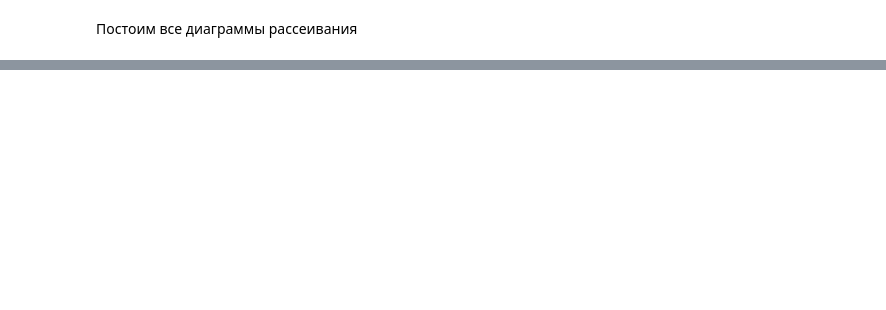
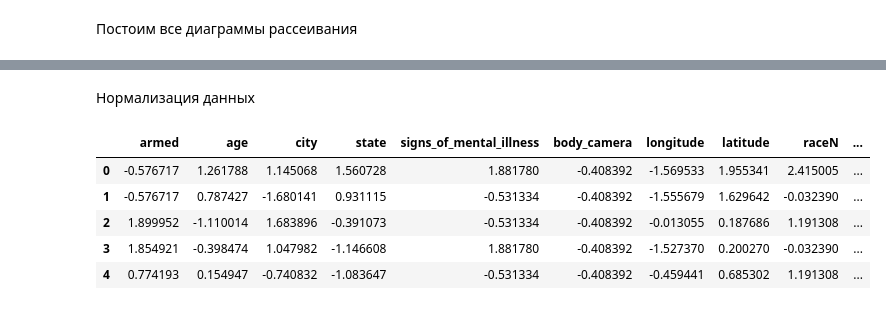
Before and after one commit to AiLoveX/M_learning2023, a Jupyter notebook: 👮‍♂️US_Police_Shootings_from_2015_Sep_2022.ipynb, the cells around one changed output, grey strips where cells are left out. Drawn from its saved outputs; the diff is of its cells as text; code cells hidden in the pictures; blank space fills up the shorter version.

```diff
--- a/👮‍♂️US_Police_Shootings_from_2015_Sep_2022.ipynb
+++ b/👮‍♂️US_Police_Shootings_from_2015_Sep_2022.ipynb
@@ -569,0 +609,13 @@ pass
+# %% [markdown]
+Нормализация данных
+# %%
+normalized = x - x.mean(axis=0)
+normalized = normalized / x.std(axis=0)
+normalized.head(5)
+# %% [output]
+|  | armed | age | city | state | signs_of_mental_illness | body_camera | longitude | latitude | raceN | ... |
+| 0 | -0.576717 | 1.261788 | 1.145068 | 1.560728 | 1.881780 | -0.408392 | -1.569533 | 1.955341 | 2.415005 | ... |
+| 1 | -0.576717 | 0.787427 | -1.680141 | 0.931115 | -0.531334 | -0.408392 | -1.555679 | 1.629642 | -0.032390 | ... |
+| 2 | 1.899952 | -1.110014 | 1.683896 | -0.391073 | -0.531334 | -0.408392 | -0.013055 | 0.187686 | 1.191308 | ... |
+| 3 | 1.854921 | -0.398474 | 1.047982 | -1.146608 | 1.881780 | -0.408392 | -1.527370 | 0.200270 | -0.032390 | ... |
+| 4 | 0.774193 | 0.154947 | -0.740832 | -1.083647 | -0.531334 | -0.408392 | -0.459441 | 0.685302 | 1.191308 | ... |
```
Also changed, not shown: parts of 45 cells of this notebook.
